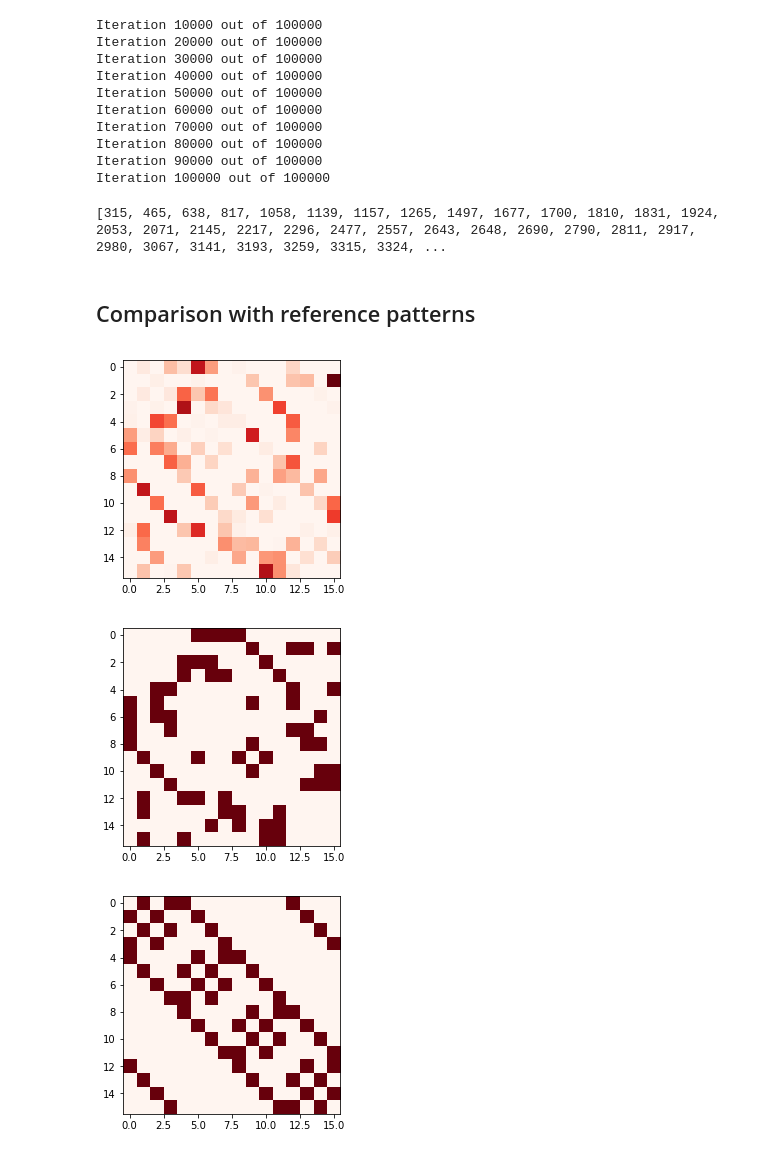
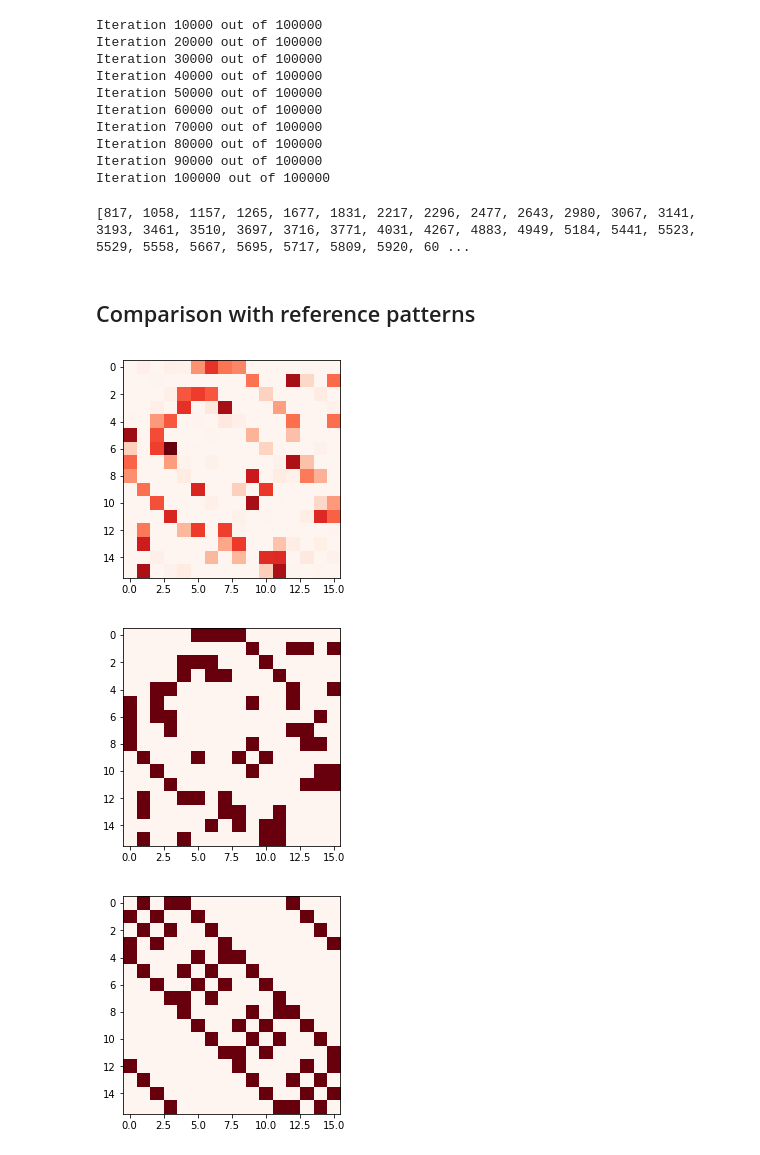
Before and after one commit to fedeflo2/Semester, a Jupyter notebook: Maze Exploration Task.ipynb, the cells around one changed output. Cells and saved outputs as stored; diff of their text form; code cells hidden in the pictures.

```diff
--- a/Maze Exploration Task.ipynb
+++ b/Maze Exploration Task.ipynb
@@ -47,7 +47,7 @@ np.random.seed(945)
 N = 100000
 rooms = 16
 alpha = np.ones([rooms,rooms])
-shift_env = 0.01
+shift_env = 0.005
 env_mark = 0
 m = 0.1
 gamma = 0.5
@@ -58,6 +58,8 @@ environment = env_A
 theta = links(environment, rooms)
 change_point = []
 alpha_time = np.zeros([rooms,rooms,N])
+surprise_values = np.zeros(N)
+gamma_values = np.zeros(N)
 
 for n in range(N):
     if((n+1)%(N/10) == 0):
@@ -88,6 +90,8 @@ for n in range(N):
     gamma = optimize.newton(F,gamma)
     alpha[s,:] = (1-gamma)*alpha[s,:] + gamma*likelihood
     alpha_time[:,:,n] = alpha
+    surprise_values[n] = surprise
+    gamma_values[n] = gamma
     s = s_prime
 # %% [output]
 Iteration 10000 out of 100000
@@ -103,36 +107,36 @@ Iteration 100000 out of 100000
 # %%
 print(change_point)
 # %% [output]
-[315, 465, 638, 817, 1058, 1139, 1157, 1265, 1497, 1677, 1700, 1810, 1831, 1924, 2053, 2071, 2145, 2217, 2296, 2477, 2557, 2643, 2648, 2690, 2790, 2811, 2917, 2980, 3067, 3141, 3193, 3259, 3315, 3324, ...
+[817, 1058, 1157, 1265, 1677, 1831, 2217, 2296, 2477, 2643, 2980, 3067, 3141, 3193, 3461, 3510, 3697, 3716, 3771, 4031, 4267, 4883, 4949, 5184, 5441, 5523, 5529, 5558, 5667, 5695, 5717, 5809, 5920, 60 ...
 # %% [markdown]
 ## Comparison with reference patterns
 # %%
-prediction = alpha_time[:,:,91200]
+prediction = alpha_time[:,:,92100]
 prediction = np.squeeze(prediction)
 normalizer = np.sum(prediction,axis=1)
 normalizer = np.outer(normalizer, np.ones(prediction.shape[1]))
 prediction = prediction/normalizer
 
 plt.imshow(prediction,cmap='Reds')
 plt.show()
 
 ref_B = np.zeros([rooms,rooms])
 theta = links(env_B, rooms)
 for i in range(rooms):
     ref_B[i,(theta[i,:]-1).astype(int)] = 0.25
 
 plt.imshow(ref_B,cmap='Reds')
 plt.show()
 
 
 ref_A = np.zeros([rooms,rooms])
 theta = links(env_A, rooms)
 for i in range(rooms):
     ref_A[i,(theta[i,:]-1).astype(int)] = 0.25
 
 plt.imshow(ref_A,cmap='Reds')
 plt.show()
 # %% [output]
-[figure, old version]
+[figure, new version]
 [figure]
 [figure]
```
Also changed, not shown: parts of 4 cells of this notebook.
